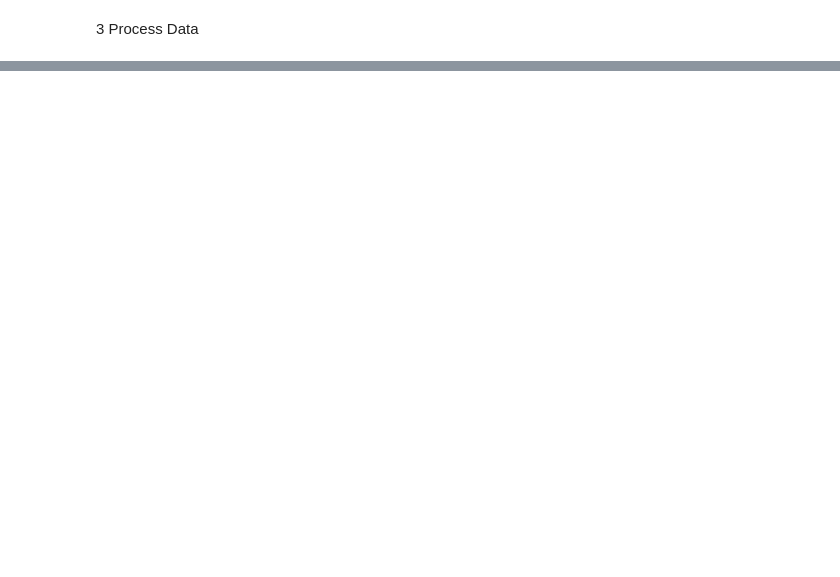
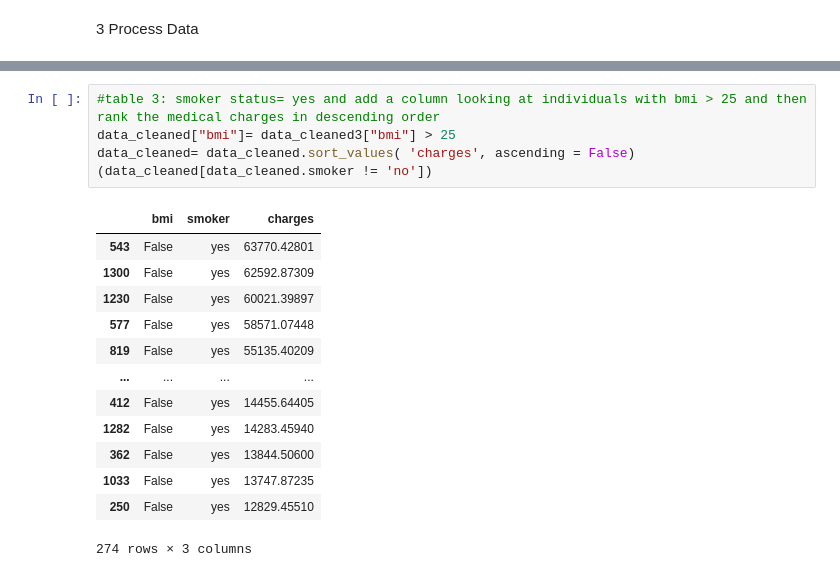
Before and after one commit to ubco-W2022T1-cosc301/project-group45, a Jupyter notebook: notebooks/analysis1.ipynb, the cells around one changed output, grey strips where cells are left out. Saved outputs shown, nothing was run; the diff lists cells and outputs as text; blank space fills up the shorter version.

```diff
--- a/notebooks/analysis1.ipynb
+++ b/notebooks/analysis1.ipynb
@@ -145,0 +196,19 @@ import project_functions as pf2
+# %%
+#table 3: smoker status= yes and add a column looking at individuals with bmi > 25 and then rank the medical charges in descending order
+data_cleaned["bmi"]= data_cleaned3["bmi"] > 25
+data_cleaned= data_cleaned.sort_values( 'charges', ascending = False)
+(data_cleaned[data_cleaned.smoker != 'no'])
+# %% [output]
+|  | bmi | smoker | charges |
+| 543 | False | yes | 63770.42801 |
+| 1300 | False | yes | 62592.87309 |
+| 1230 | False | yes | 60021.39897 |
+| 577 | False | yes | 58571.07448 |
+| 819 | False | yes | 55135.40209 |
+| ... | ... | ... | ... |
+| 412 | False | yes | 14455.64405 |
+| 1282 | False | yes | 14283.45940 |
+| 362 | False | yes | 13844.50600 |
+| 1033 | False | yes | 13747.87235 |
+| 250 | False | yes | 12829.45510 |
+274 rows × 3 columns
```
Also changed, not shown: parts of 9 cells of this notebook.
